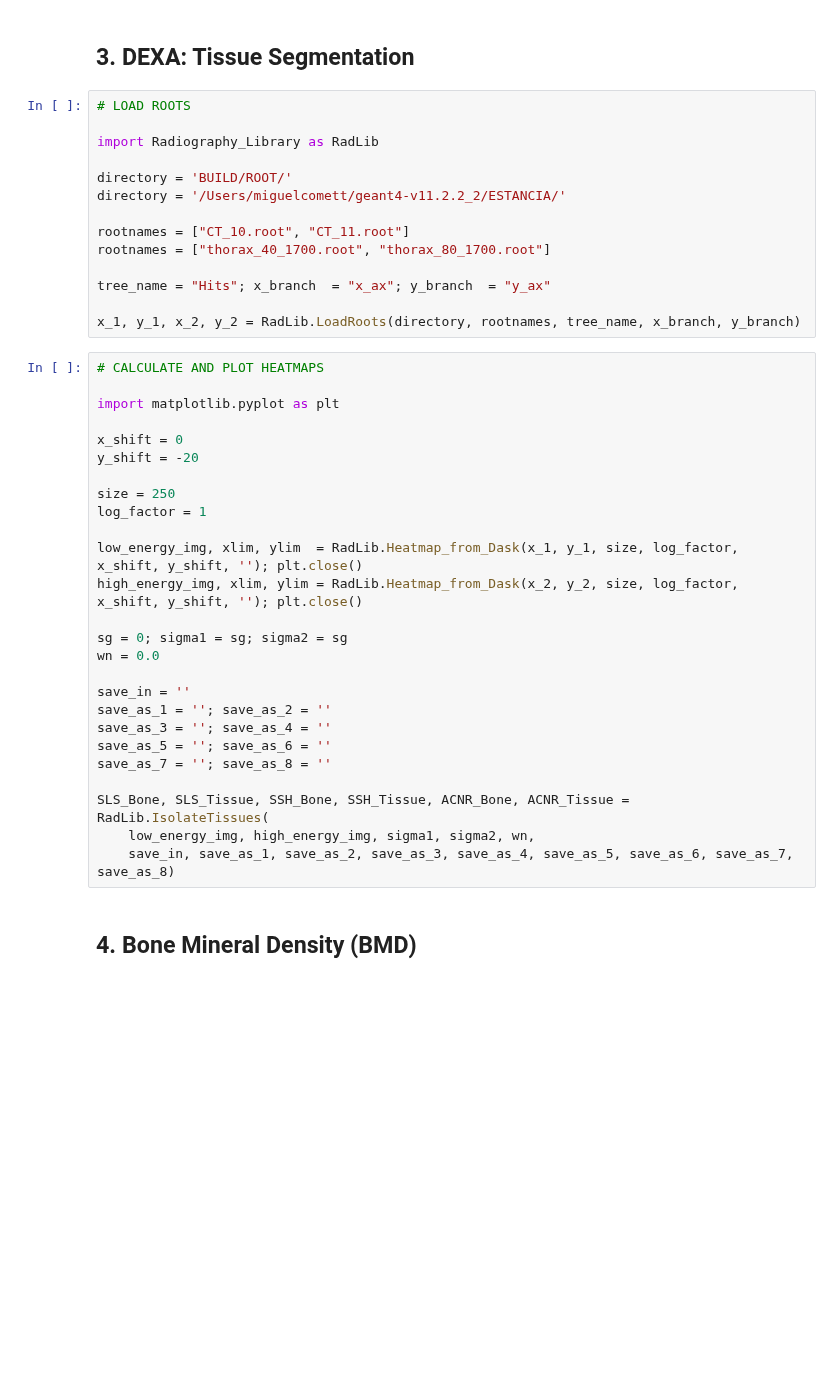
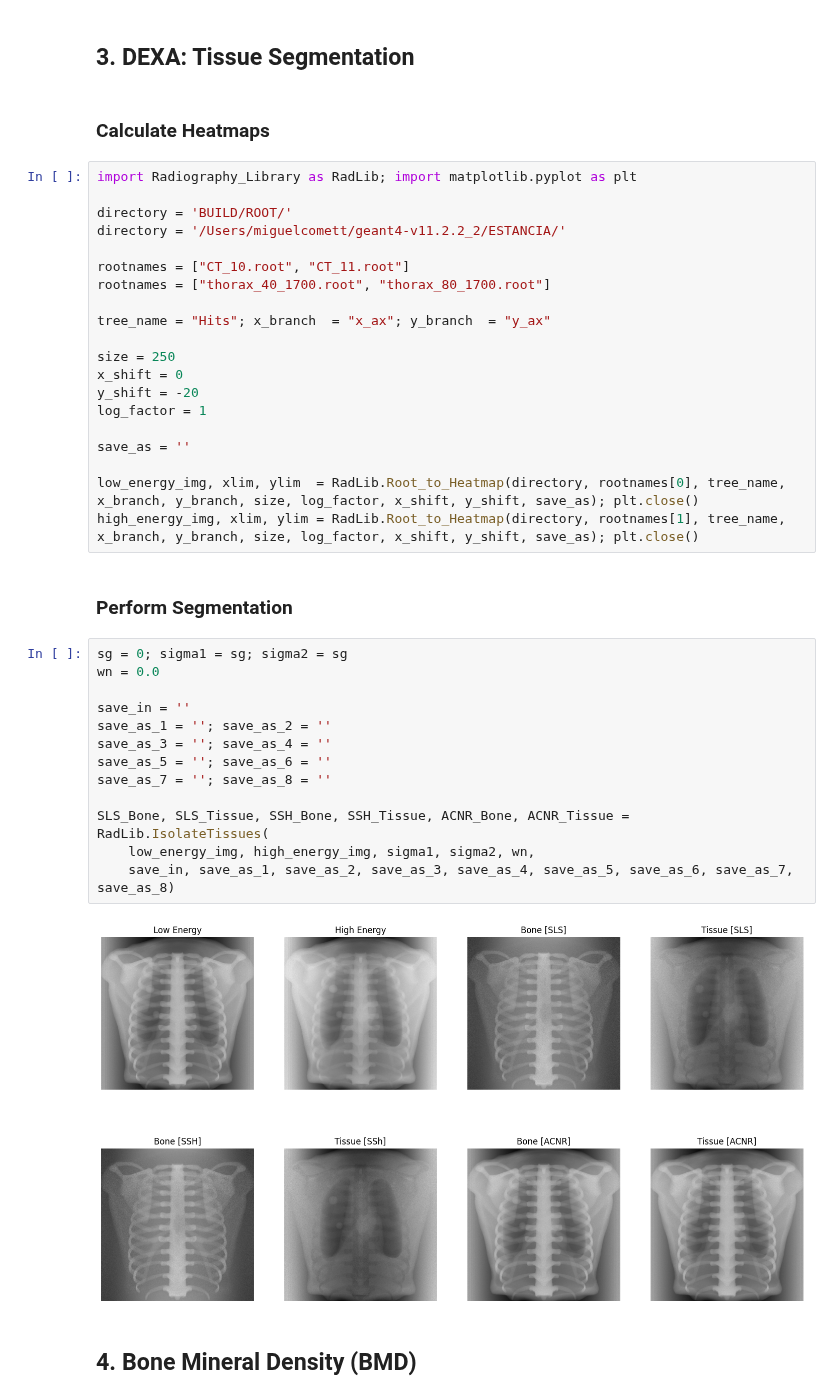
Before and after one commit to miguelcomett/G4_IFI-Team_2024, a Jupyter notebook: MedX_Engine/Radiography_Processing.ipynb, the cells around one changed output. Saved outputs shown, nothing was run; the diff lists cells and outputs as text; blank space fills up the shorter version.

```diff
--- a/MedX_Engine/Radiography_Processing.ipynb
+++ b/MedX_Engine/Radiography_Processing.ipynb
@@ -46,10 +43,10 @@ fig.update_layout(width = 800, height = 800, yaxis = dict(autorange = 'reversed'
 fig.show()
 # %% [markdown]
 ## 3. DEXA: Tissue Segmentation
+# %% [markdown]
+### Calculate Heatmaps
 # %%
-# LOAD ROOTS
-
-import Radiography_Library as RadLib
+import Radiography_Library as RadLib; import matplotlib.pyplot as plt
 
 directory = 'BUILD/ROOT/'
 directory = '/Users/miguelcomett/geant4-v11.2.2_2/ESTANCIA/'
@@ -59,33 +56,32 @@ rootnames = ["thorax_40_1700.root", "thorax_80_1700.root"]
 
 tree_name = "Hits"; x_branch  = "x_ax"; y_branch  = "y_ax"
 
-x_1, y_1, x_2, y_2 = RadLib.LoadRoots(directory, rootnames, tree_name, x_branch, y_branch)
+size = 250
+x_shift = 0
+y_shift = -20
+log_factor = 1
+
+save_as = ''
+
+low_energy_img, xlim, ylim  = RadLib.Root_to_Heatmap(directory, rootnames[0], tree_name, x_branch, y_branch, size, log_factor, x_shift, y_shift, save_as); plt.close()
+high_energy_img, xlim, ylim = RadLib.Root_to_Heatmap(directory, rootnames[1], tree_name, x_branch, y_branch, size, log_factor, x_shift, y_shift, save_as); plt.close()
+# %% [markdown]
+### Perform Segmentation
 # %%
-# CALCULATE AND PLOT HEATMAPS
-
-import matplotlib.pyplot as plt
-
-x_shift = 0
-y_shift = -20
-
-size = 250
-log_factor = 1
-
-low_energy_img, xlim, ylim  = RadLib.Heatmap_from_Dask(x_1, y_1, size, log_factor, x_shift, y_shift, ''); plt.close()
-high_energy_img, xlim, ylim = RadLib.Heatmap_from_Dask(x_2, y_2, size, log_factor, x_shift, y_shift, ''); plt.close()
-
 sg = 0; sigma1 = sg; sigma2 = sg
 wn = 0.0
 
 save_in = ''
 save_as_1 = ''; save_as_2 = ''
 save_as_3 = ''; save_as_4 = ''
 save_as_5 = ''; save_as_6 = ''
 save_as_7 = ''; save_as_8 = ''
 
 SLS_Bone, SLS_Tissue, SSH_Bone, SSH_Tissue, ACNR_Bone, ACNR_Tissue = RadLib.IsolateTissues(
     low_energy_img, high_energy_img, sigma1, sigma2, wn,
     save_in, save_as_1, save_as_2, save_as_3, save_as_4, save_as_5, save_as_6, save_as_7, save_as_8)
+# %% [output]
+[figure, added]
 # %% [markdown]
 ## 4. Bone Mineral Density (BMD)
 # %%
```
Also changed, not shown: parts of 1 cell of this notebook, 4 other files.
